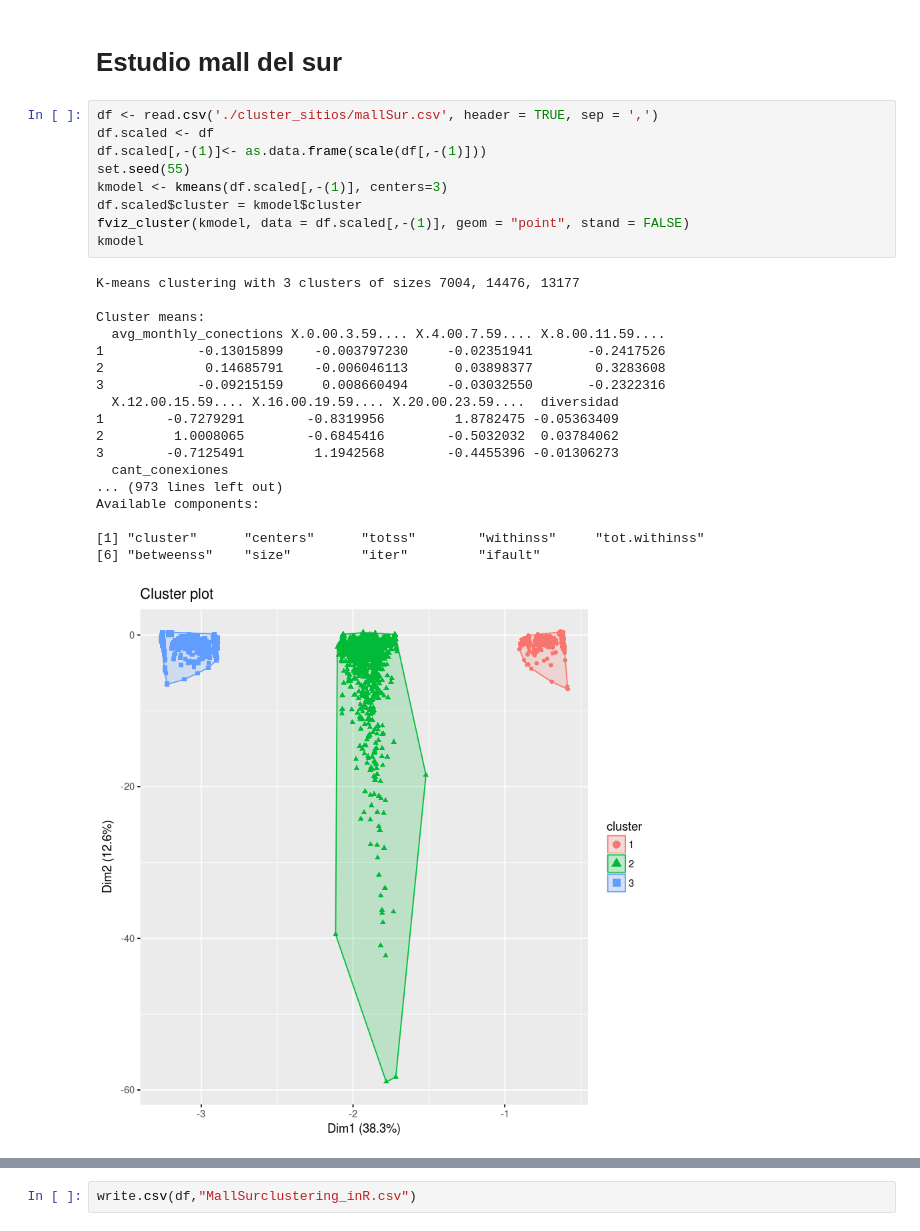
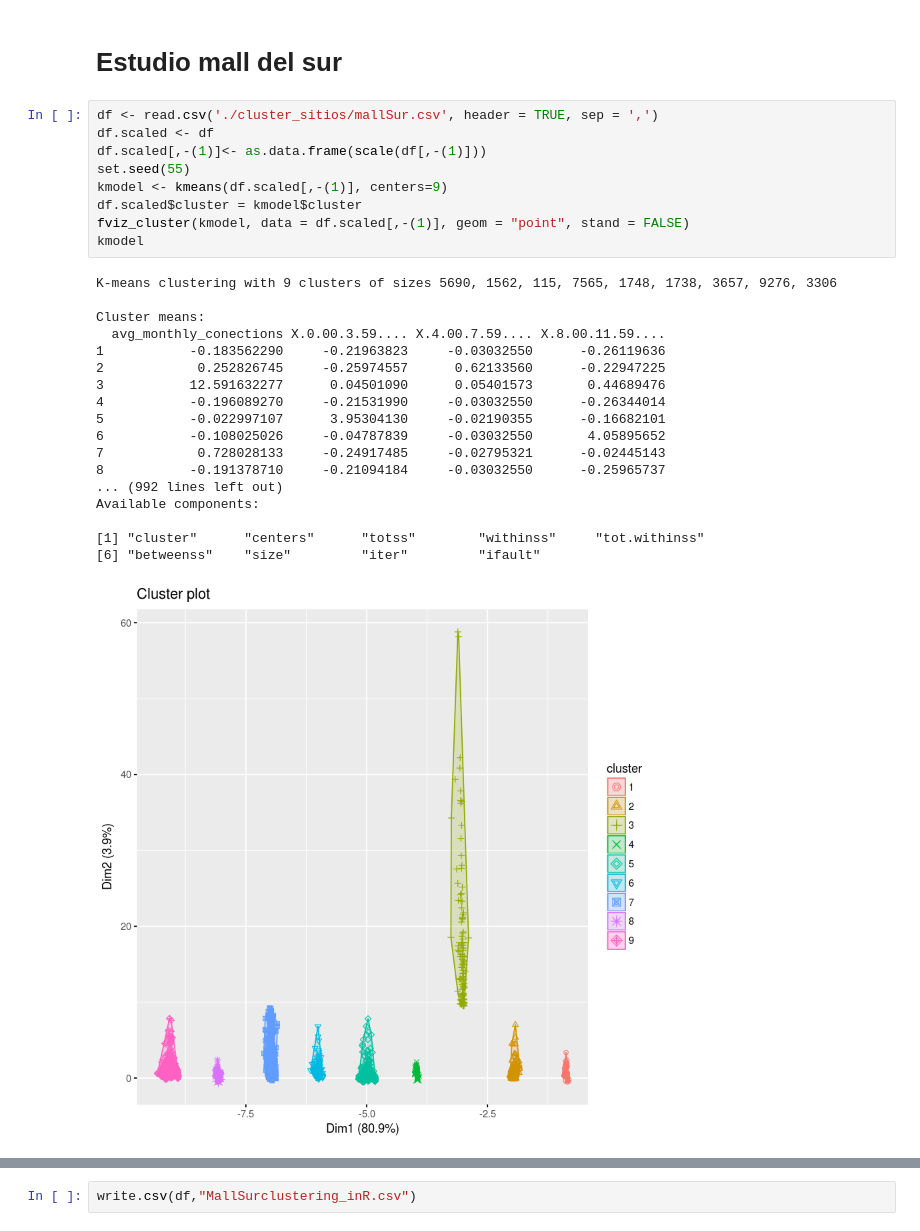
Before and after one commit to jlmasson/exploratorios_RF, a Jupyter notebook: R_Clustering_sitios_formato2.ipynb, the cells around one changed output, grey strips where cells are left out. Drawn from its saved outputs; the diff is of its cells as text.

Commit message:
fixed clusters

```diff
--- a/R_Clustering_sitios_formato2.ipynb
+++ b/R_Clustering_sitios_formato2.ipynb
@@ -121,28 +174,28 @@ write.csv(df,"CityMallclustering_inR.csv")
 # %%
 df <- read.csv('./cluster_sitios/mallSur.csv', header = TRUE, sep = ',')
 df.scaled <- df
 df.scaled[,-(1)]<- as.data.frame(scale(df[,-(1)]))
 set.seed(55)
-kmodel <- kmeans(df.scaled[,-(1)], centers=3)
+kmodel <- kmeans(df.scaled[,-(1)], centers=9)
 df.scaled$cluster = kmodel$cluster
 fviz_cluster(kmodel, data = df.scaled[,-(1)], geom = "point", stand = FALSE)
 kmodel
 # %% [output]
-K-means clustering with 3 clusters of sizes 7004, 14476, 13177
+K-means clustering with 9 clusters of sizes 5690, 1562, 115, 7565, 1748, 1738, 3657, 9276, 3306
 
 Cluster means:
   avg_monthly_conections X.0.00.3.59.... X.4.00.7.59.... X.8.00.11.59....
-1            -0.13015899    -0.003797230     -0.02351941       -0.2417526
-2             0.14685791    -0.006046113      0.03898377        0.3283608
-3            -0.09215159     0.008660494     -0.03032550       -0.2322316
-  X.12.00.15.59.... X.16.00.19.59.... X.20.00.23.59....  diversidad
-1        -0.7279291        -0.8319956         1.8782475 -0.05363409
-2         1.0008065        -0.6845416        -0.5032032  0.03784062
-3        -0.7125491         1.1942568        -0.4455396 -0.01306273
-  cant_conexiones
-... (973 lines left out)
+1           -0.183562290     -0.21963823     -0.03032550      -0.26119636
+2            0.252826745     -0.25974557      0.62133560      -0.22947225
+3           12.591632277      0.04501090      0.05401573       0.44689476
+4           -0.196089270     -0.21531990     -0.03032550      -0.26344014
+5           -0.022997107      3.95304130     -0.02190355      -0.16682101
+6           -0.108025026     -0.04787839     -0.03032550       4.05895652
+7            0.728028133     -0.24917485     -0.02795321      -0.02445143
+8           -0.191378710     -0.21094184     -0.03032550      -0.25965737
+... (992 lines left out)
 Available components:
 
 [1] "cluster"      "centers"      "totss"        "withinss"     "tot.withinss"
 [6] "betweenss"    "size"         "iter"         "ifault"
-[figure, old version]
+[figure, new version]
```
Also changed, not shown: parts of 9 cells of this notebook.
